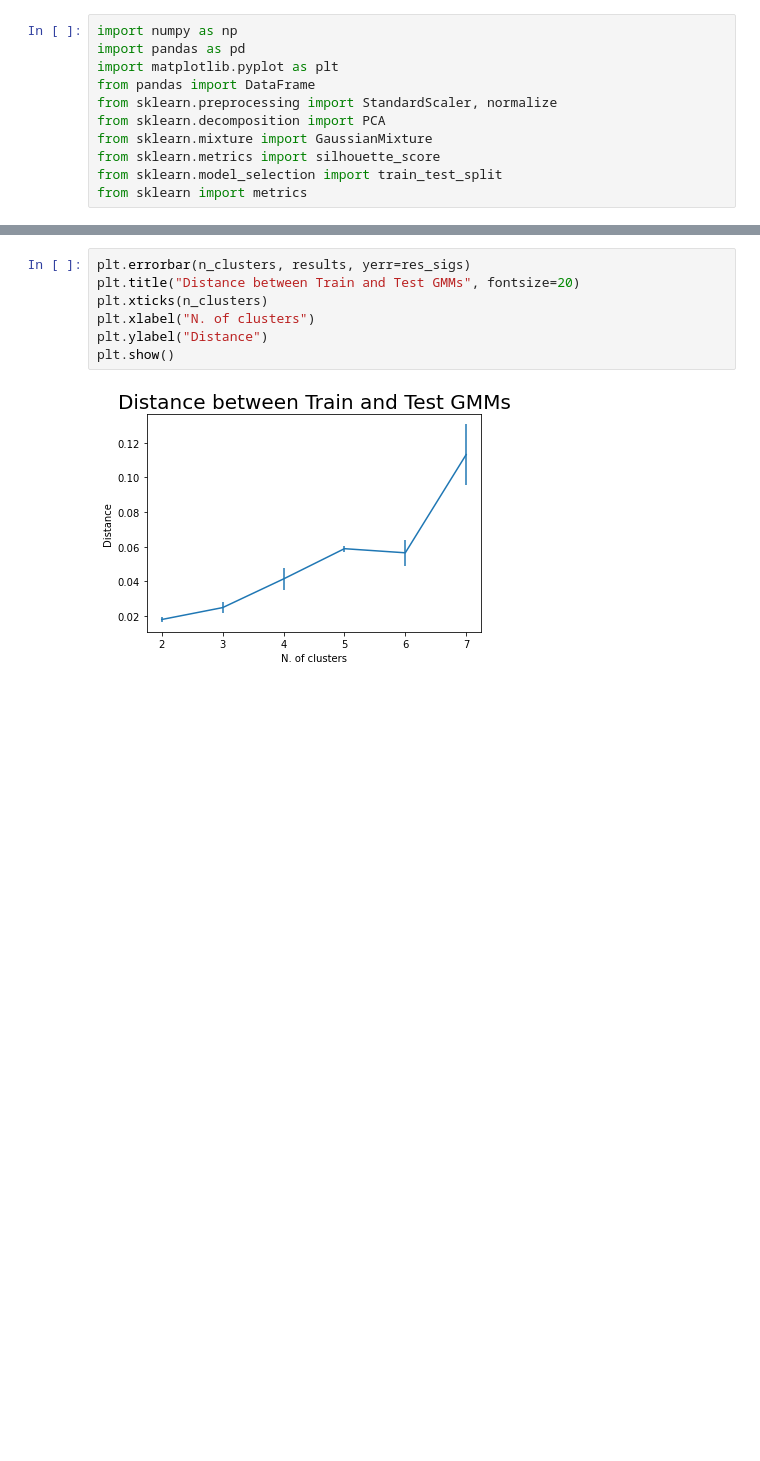
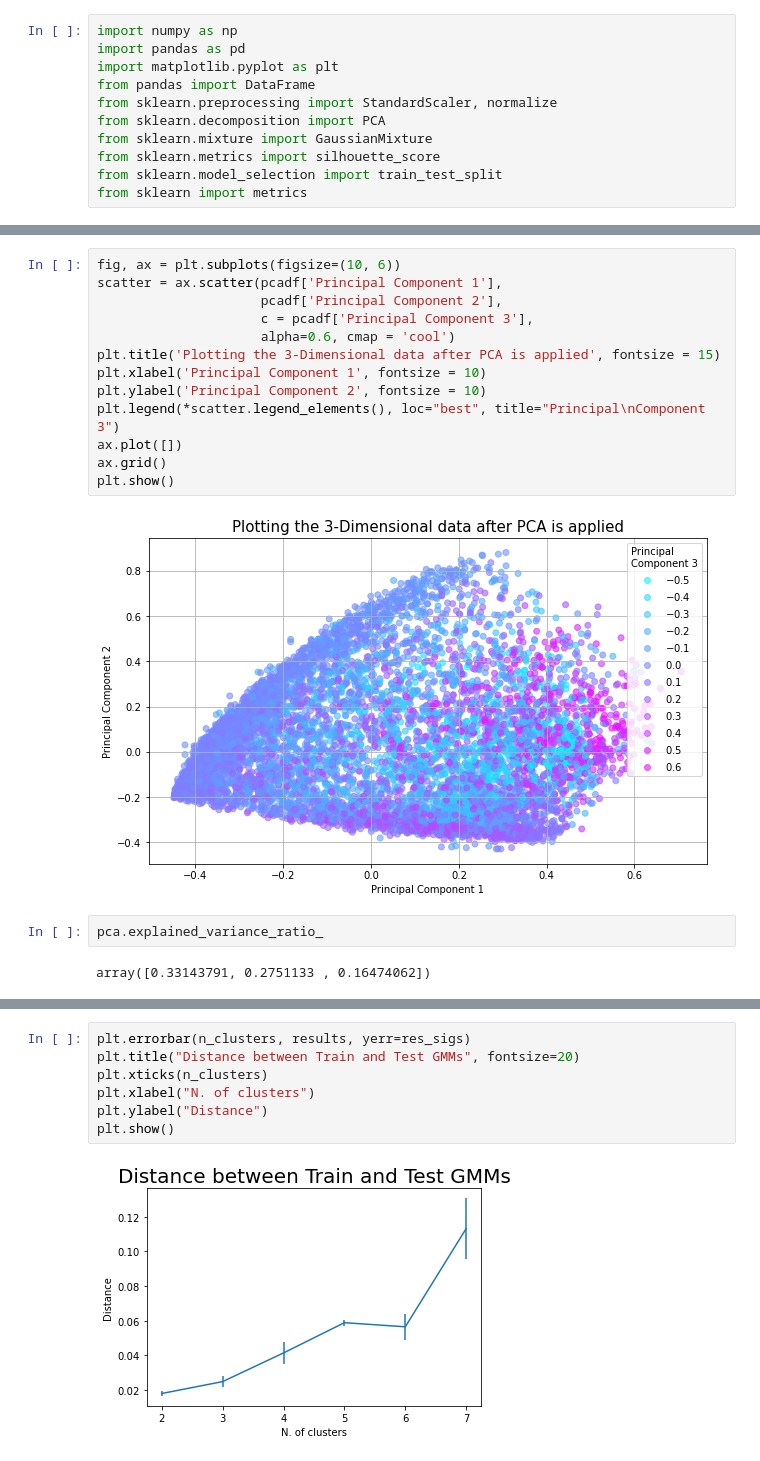
Before and after one commit to rajashekar361/Cognizanace__Ai, a Jupyter notebook: AI_Task/task6/Gaussian Mixture Models Clustering.ipynb, the cells around one changed output, grey strips where cells are left out. Cells and saved outputs as stored; diff of their text form; blank space fills up the shorter version.

```diff
--- a/AI_Task/task6/Gaussian Mixture Models Clustering.ipynb
+++ b/AI_Task/task6/Gaussian Mixture Models Clustering.ipynb
@@ -42,2 +47,21 @@ X_principal.head(2)
+# %%
+fig, ax = plt.subplots(figsize=(10, 6))
+scatter = ax.scatter(pcadf['Principal Component 1'],
+                     pcadf['Principal Component 2'],
+                     c = pcadf['Principal Component 3'],
+                     alpha=0.6, cmap = 'cool')
+plt.title('Plotting the 3-Dimensional data after PCA is applied', fontsize = 15)
+plt.xlabel('Principal Component 1', fontsize = 10)
+plt.ylabel('Principal Component 2', fontsize = 10)
+plt.legend(*scatter.legend_elements(), loc="best", title="Principal\nComponent 3")
+ax.plot([])
+ax.grid()
+plt.show()
+# %% [output]
+[figure, added]
+# %%
+pca.explained_variance_ratio_
+# %% [output]
+array([0.33143791, 0.2751133 , 0.16474062])
 # %%
 gmm = GaussianMixture(n_components = 3)
```
Also changed, not shown: parts of 16 cells of this notebook.
